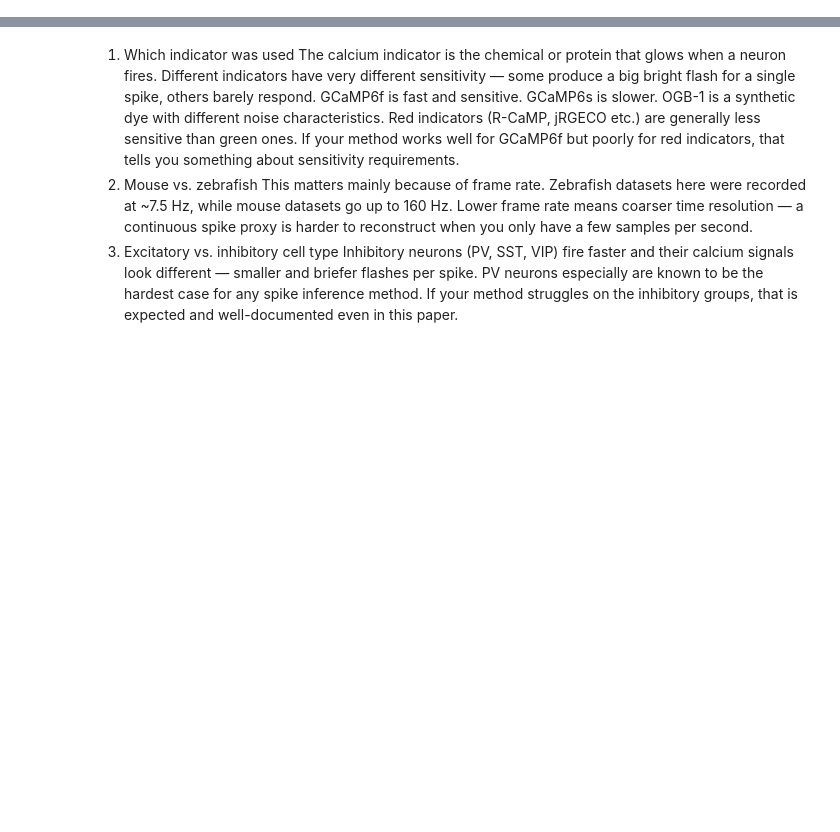
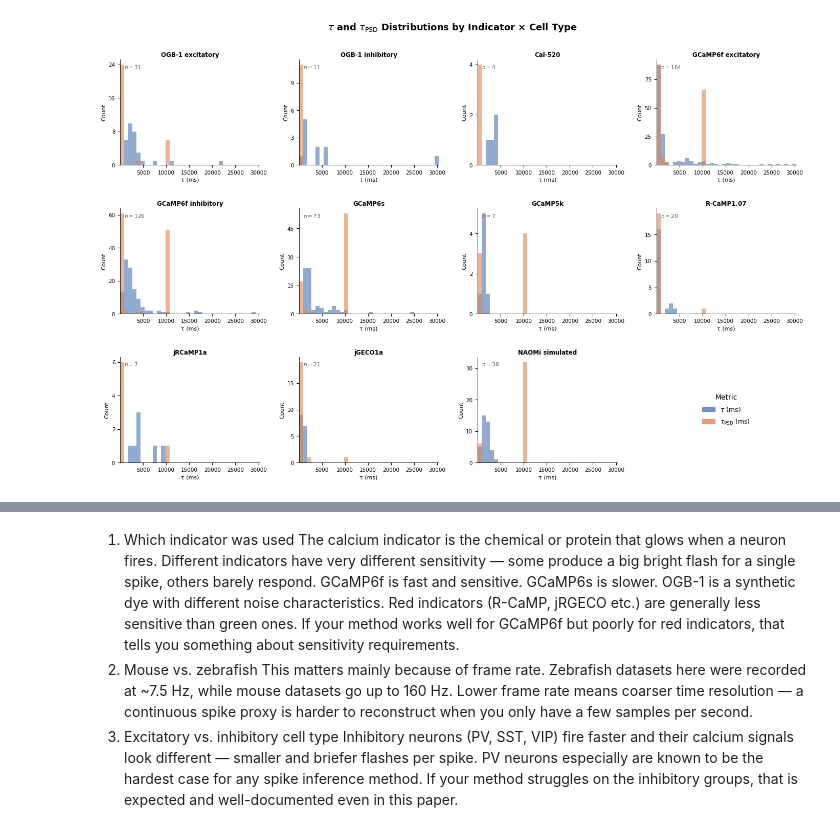
Before and after one commit to mjoudy/Cascade, a Jupyter notebook: df_analysis.ipynb, the cells around one changed output, grey strips where cells are left out. Cells and saved outputs as stored; diff of their text form; code cells hidden in the pictures; blank space fills up the shorter version.

Commit message:
cleaned the dataframe and figures. only the cumsum sacatter of exampleremains.

```diff
--- a/df_analysis.ipynb
+++ b/df_analysis.ipynb
@@ -8,5 +11,5 @@ from IPython.display import display, HTML
 # %%
-df = pd.read_csv('neurons_measurements.csv')
+df = pd.read_csv('neurons_measurements_corr.csv')
 print(f"Shape: {df.shape}  ({len(df)} neurons, {len(df.columns)} columns)")
 df.dtypes
 # %% [output]
@@ -282,0 +55,61 @@ for log_scale in [False, True]:
+# %%
+df['group'] = df['dataset_name'].map(DS_TO_GROUP_BY_INDICATOR)
+groups_order = GROUPS_ORDER_BY_INDICATOR
+
+tau_cols   = ['tau_ms', 'tau_psd_ms']
+tau_labels = [r'$\tau$ (ms)', r'$\tau_\mathrm{PSD}$ (ms)']
+tau_colors = ['#4C72B0', '#DD8452']
+
+all_vals = df[tau_cols].values.flatten()
+all_vals = all_vals[~np.isnan(all_vals)]
+g_min = np.percentile(all_vals, 1)
+g_max = np.percentile(all_vals, 99)
+bins = np.linspace(g_min, g_max, 35)
+
+plt.rcParams.update({
+    'font.family': 'sans-serif',
+    'font.size': 9,
+    'axes.titlesize': 9,
+    'axes.labelsize': 8,
+    'xtick.labelsize': 7.5,
+    'ytick.labelsize': 7.5,
+    'axes.linewidth': 0.7,
+    'pdf.fonttype': 42,
+    'ps.fonttype': 42,
+})
+
+fig, axes = plt.subplots(3, 4, figsize=(14, 9))
+axes_flat = axes.flatten()
+
+for i, grp in enumerate(groups_order):
+    ax = axes_flat[i]
+    sub = df[df['group'] == grp]
+
+    for col, color in zip(tau_cols, tau_colors):
+        ax.hist(sub[col].dropna(), bins=bins, color=color, alpha=0.60, edgecolor='none')
+
+    ax.set_title(grp, fontsize=8.5, fontweight='bold', pad=4)
+    ax.set_xlabel('τ (ms)', labelpad=3)
+    ax.set_ylabel('Count', labelpad=3)
+    ax.set_xlim(g_min, g_max)
+    ax.spines['top'].set_visible(False)
+    ax.spines['right'].set_visible(False)
+    ax.text(0.03, 0.96, f'$n={len(sub)}$', transform=ax.transAxes,
+            fontsize=7.5, va='top', ha='left', color='#555555')
+    ax.yaxis.set_major_locator(plt.MaxNLocator(integer=True, nbins=4))
+
+ax_leg = axes_flat[11]
+ax_leg.axis('off')
+patches = [mpatches.Patch(color=c, alpha=0.75, label=lbl)
+           for c, lbl in zip(tau_colors, tau_labels)]
+ax_leg.legend(handles=patches, loc='center', fontsize=9,
+              frameon=False, title='Metric', title_fontsize=10, labelspacing=0.7)
+
+fig.suptitle(r'$\tau$ and $\tau_\mathrm{PSD}$ Distributions by Indicator × Cell Type',
+             fontsize=13, fontweight='bold', y=1.01)
+plt.tight_layout(h_pad=2.8, w_pad=2.0)
+plt.savefig('tau_by_group.pdf', bbox_inches='tight', dpi=300)
+plt.savefig('tau_by_group.png', bbox_inches='tight', dpi=300)
+plt.show()
+# %% [output]
+[figure, added]
```
Also changed, not shown: parts of 20 cells of this notebook, 4 other files.
